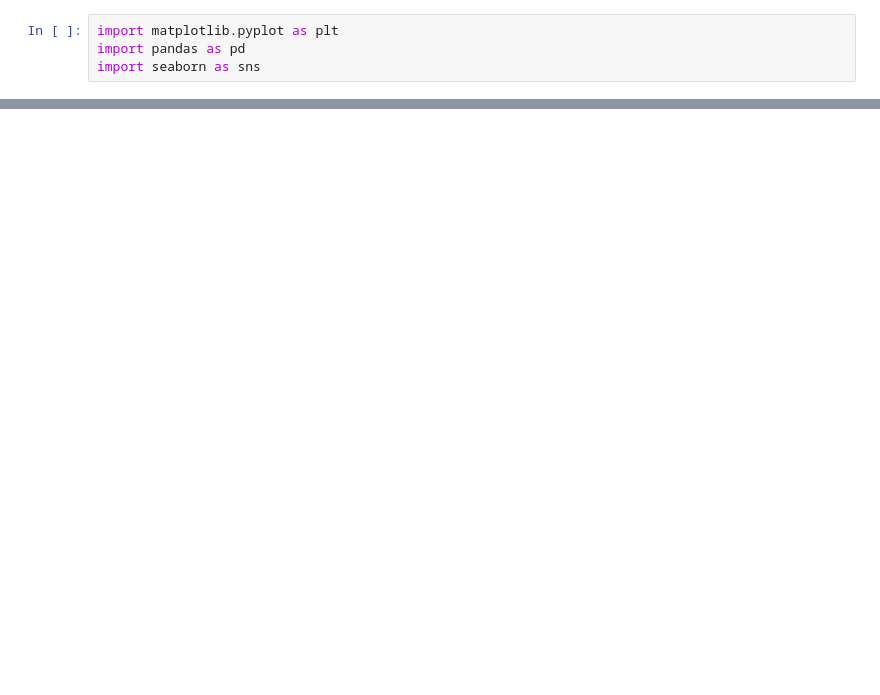
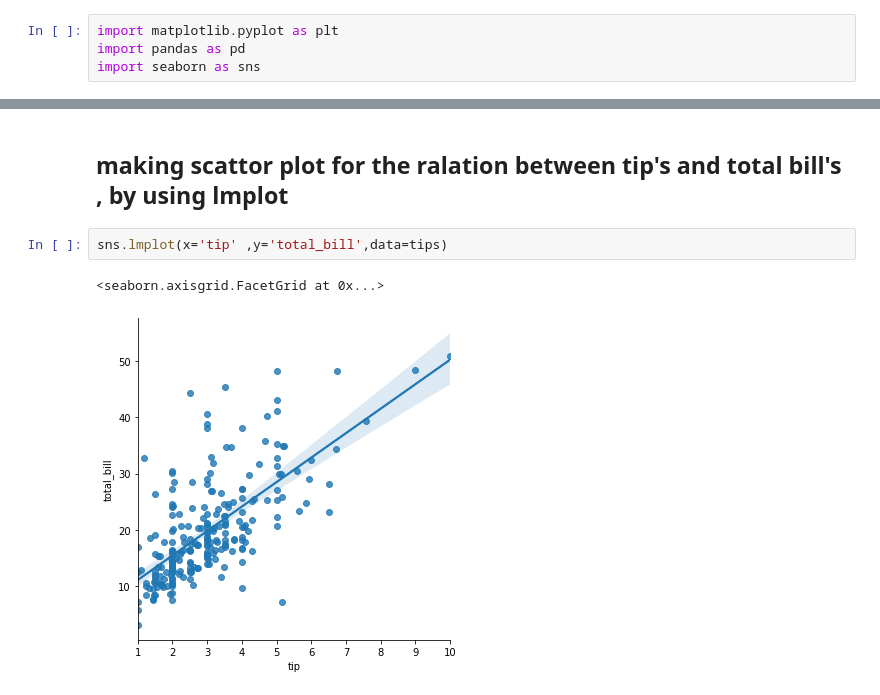
Before and after one commit to amarh-ayman/data-visualization, a Jupyter notebook: viz-b.ipynb, the cells around one changed output, grey strips where cells are left out. Drawn from its saved outputs; the diff is of its cells as text; blank space fills up the shorter version.

```diff
--- a/viz-b.ipynb
+++ b/viz-b.ipynb
@@ -6,0 +35,7 @@ import seaborn as sns
+# %% [markdown]
+## making scattor plot for the ralation between tip's and total bill's , by using lmplot
+# %%
+sns.lmplot(x='tip' ,y='total_bill',data=tips)
+# %% [output]
+<seaborn.axisgrid.FacetGrid at 0x...>
+[figure, added]
```
Also changed, not shown: parts of 7 cells of this notebook, 1 other file.
